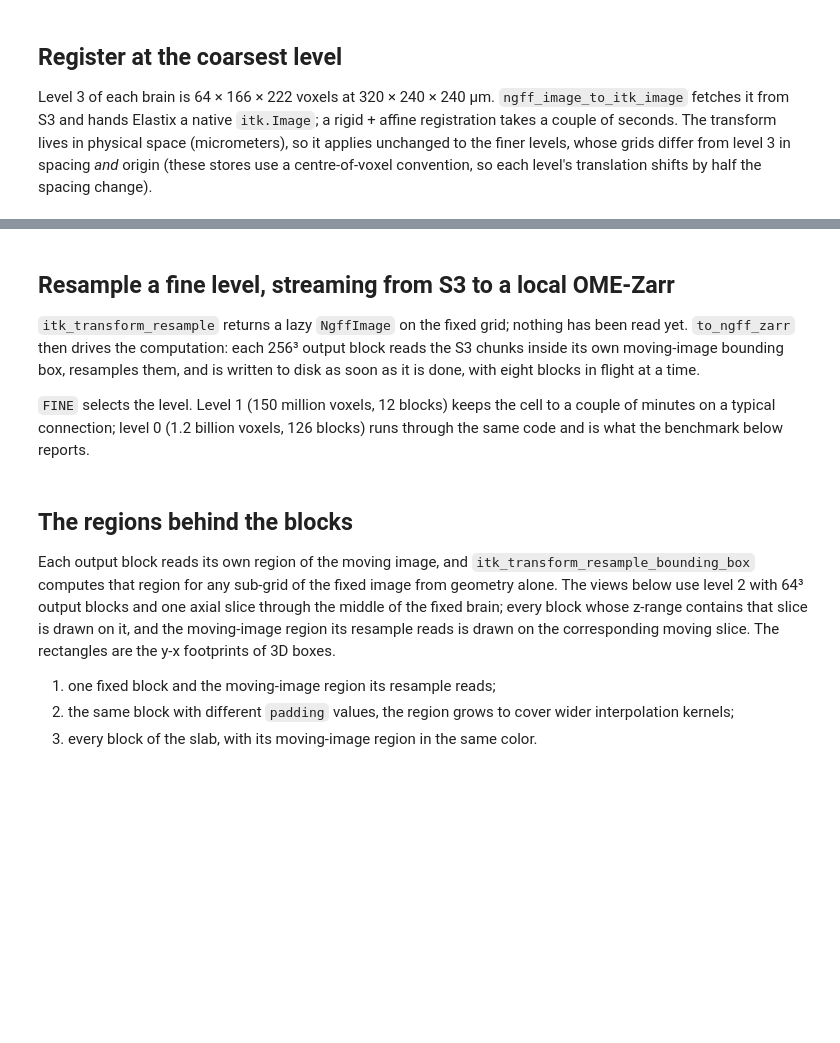
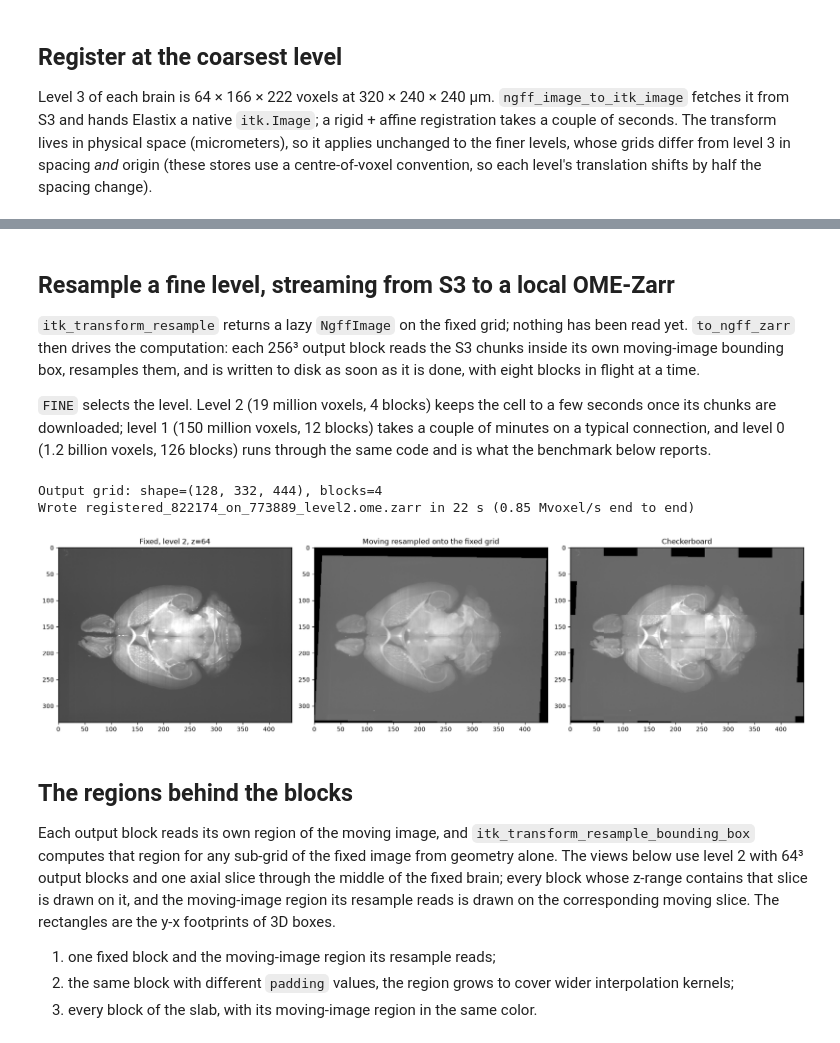
Before and after one commit to fideus-labs/ngff-zarr, a Jupyter notebook: py/examples/itk_elastix_transform_resample_s3.ipynb, the cells around one changed output, grey strips where cells are left out. Saved outputs shown, nothing was run; the diff lists cells and outputs as text; code cells hidden in the pictures; blank space fills up the shorter version.

```diff
--- a/py/examples/itk_elastix_transform_resample_s3.ipynb
+++ b/py/examples/itk_elastix_transform_resample_s3.ipynb
@@ -201,12 +211,13 @@ output block reads the S3 chunks inside its own moving-image bounding box,
 resamples them, and is written to disk as soon as it is done, with eight
 blocks in flight at a time.
 
-`FINE` selects the level. Level 1 (150 million voxels, 12 blocks) keeps the
-cell to a couple of minutes on a typical connection; level 0 (1.2 billion
-voxels, 126 blocks) runs through the same code and is what the benchmark
-below reports.
+`FINE` selects the level. Level 2 (19 million voxels, 4 blocks) keeps the
+cell to a few seconds once its chunks are downloaded; level 1 (150 million
+voxels, 12 blocks) takes a couple of minutes on a typical connection, and
+level 0 (1.2 billion voxels, 126 blocks) runs through the same code and is
+what the benchmark below reports.
 # %%
-FINE = 1
+FINE = 2
 
 resampled_brain = itk_transform_resample(
     brain_transform, fixed_levels[FINE], moving_levels[FINE]
@@ -225,27 +236,32 @@ print(
     f"Wrote {output_store} in {elapsed:.0f} s "
     f"({resampled_brain.data.size / elapsed / 1e6:.2f} Mvoxel/s end to end)"
 )
+# %% [output]
+Output grid: shape=(128, 332, 444), blocks=4
+Wrote registered_822174_on_773889_level2.ome.zarr in 22 s (0.85 Mvoxel/s end to end)
 # %%
 # Read the result back from disk and compare with the fixed brain on the same grid.
 registered_brain = from_ngff_zarr(output_store).images[0]
 z = registered_brain.data.shape[0] // 2
 registered_slice = np.asarray(registered_brain.data[z])
 fixed_slice = np.asarray(fixed_levels[FINE].data[z])
 
-# Checkerboard: alternating 128-pixel tiles of the fixed and registered slices.
-tiles = (np.indices(fixed_slice.shape) // 128).sum(axis=0) % 2 == 0
+# Checkerboard: alternating 64-pixel tiles of the fixed and registered slices.
+tiles = (np.indices(fixed_slice.shape) // 64).sum(axis=0) % 2 == 0
 checkerboard = np.where(tiles, fixed_slice, registered_slice)
 
 fig, axs = plt.subplots(1, 3, figsize=[18, 5])
 vmax = np.percentile(fixed_slice, 99.5)
 axs[0].imshow(fixed_slice, cmap="gray", vmax=vmax)
 axs[0].set_title(f"Fixed, level {FINE}, z={z}")
 axs[1].imshow(registered_slice, cmap="gray", vmax=vmax)
 axs[1].set_title("Moving resampled onto the fixed grid")
 axs[2].imshow(checkerboard, cmap="gray", vmax=vmax)
 axs[2].set_title("Checkerboard")
 plt.tight_layout()
 plt.show()
+# %% [output]
+[figure, added]
 # %% [markdown]
 ## The regions behind the blocks
 
```
Also changed, not shown: parts of 9 cells of this notebook, 1 other file.
